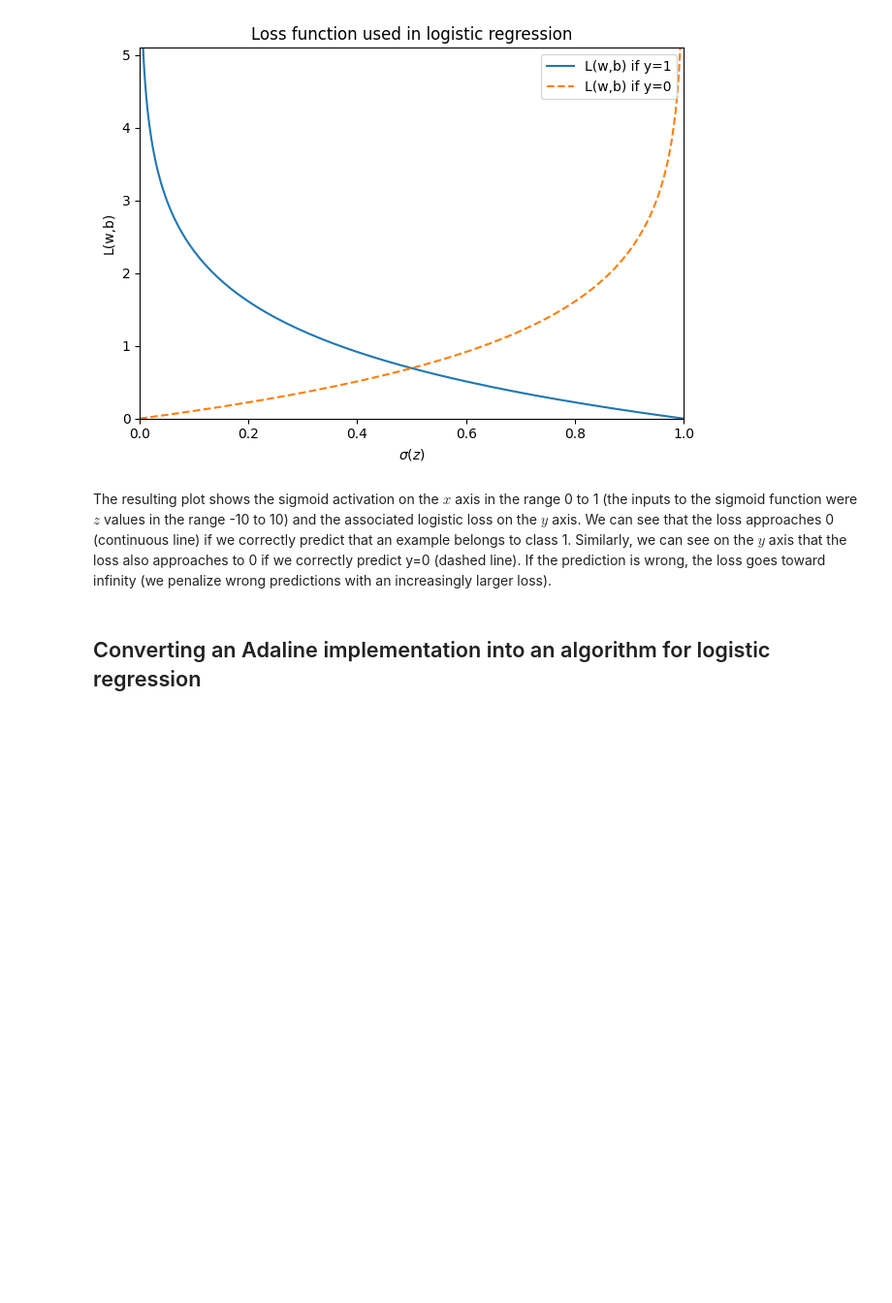
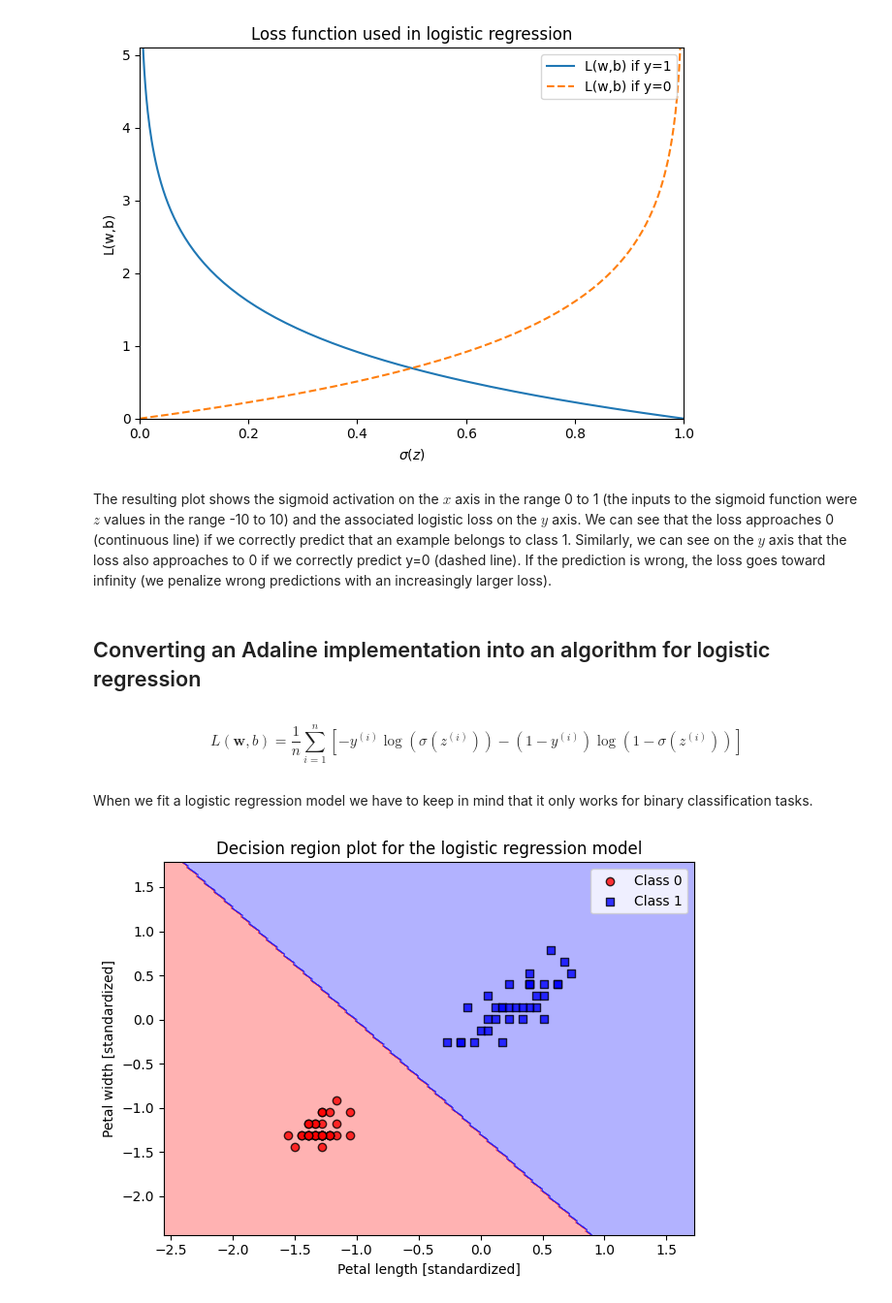
Before and after one commit to alvarooooooo/Machine-Learning-with-PyTorch-and-Scikit-Learn, a Jupyter notebook: Chapter-03/A-Tour-of-Machine-Learning-Classifiers-Using-Scikit-Learn.ipynb, the cells around one changed output. Shown: that part at 97% size. Drawn from its saved outputs; the diff is of its cells as text; code cells hidden in the pictures; blank space fills up the shorter version.

Commit message:
implemented logistic regression algorithm

```diff
--- a/Chapter-03/A-Tour-of-Machine-Learning-Classifiers-Using-Scikit-Learn.ipynb
+++ b/Chapter-03/A-Tour-of-Machine-Learning-Classifiers-Using-Scikit-Learn.ipynb
@@ -370,3 +370,7 @@ plt.show()
 The resulting plot shows the sigmoid activation on the $x$ axis in the range 0 to 1 (the inputs to the sigmoid function were $z$ values in the range -10 to 10) and the associated logistic loss on the $y$ axis. We can see that the loss approaches 0 (continuous line) if we correctly predict that an example belongs to class 1. Similarly, we can see on the $y$ axis that the loss also approaches to 0 if we correctly predict y=0 (dashed line). If the prediction is wrong, the loss goes toward infinity (we penalize wrong predictions with an increasingly larger loss).
 # %% [markdown]
 ## Converting an Adaline implementation into an algorithm for logistic regression
+# %% [markdown]
+$$
+L(\mathbf{w}, b) = \frac{1}{n} \sum_{i=1}^{n} [-y^{(i)} \log(\sigma (z^{(i)})) - (1 - y^{(i)}) \log(1 - \sigma (z^{(i)}))]
+$$
@@ -372,0 +453,20 @@ The resulting plot shows the sigmoid activation on the $x$ axis in the range 0 t
+# %% [markdown]
+When we fit a logistic regression model we have to keep in mind that it only works for binary classification tasks.
+# %%
+# Considering only class 0 and 1
+X_train_01_subset = X_train_std[(y_train == 0) | (y_train == 1)]
+y_train_01_subset = y_train[(y_train == 0) | (y_train == 1)]
+
+lrgd = LogisticRegressionGD(lr=0.3, epochs=1000, random_state=1)
+lrgd.fit(X_train_01_subset, y_train_01_subset)
+
+plot_decision_regions(
+    X_train_01_subset,
+    y_train_01_subset,
+    classifier=lrgd,
+    xlabel="Petal length [standardized]",
+    ylabel="Petal width [standardized]",
+    title="Decision region plot for the logistic regression model",
+)
+# %% [output]
+[figure, added]
```
Also changed, not shown: parts of 9 cells of this notebook.
